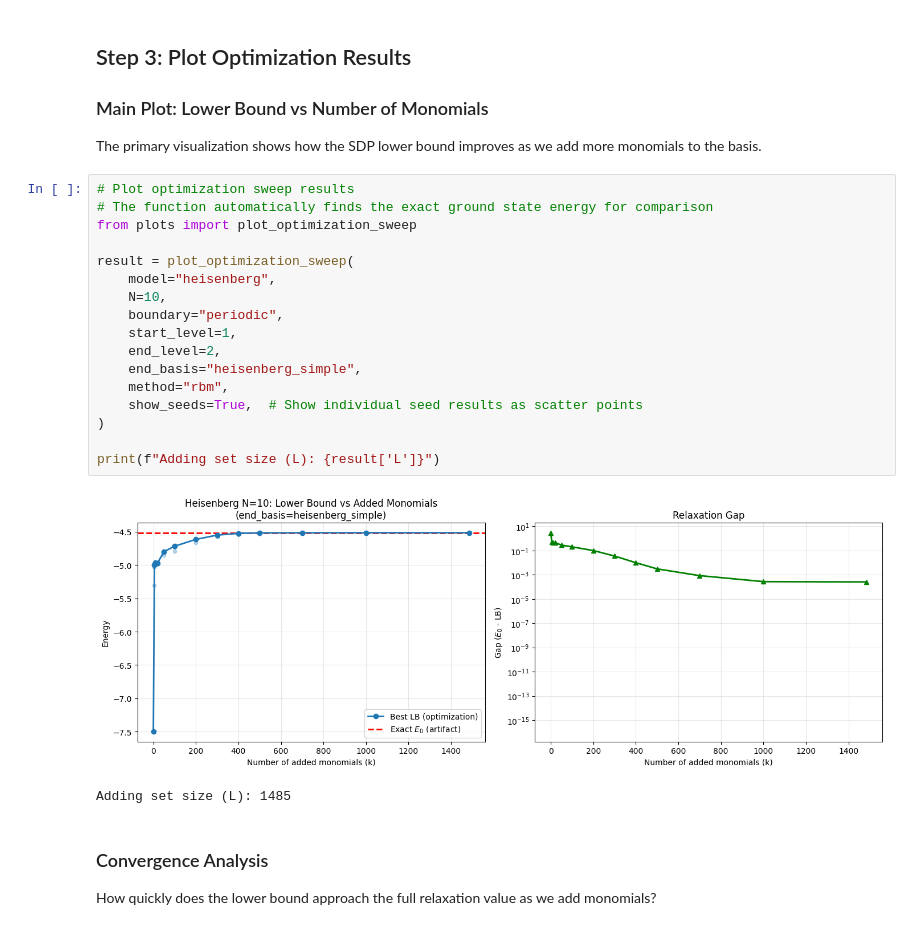
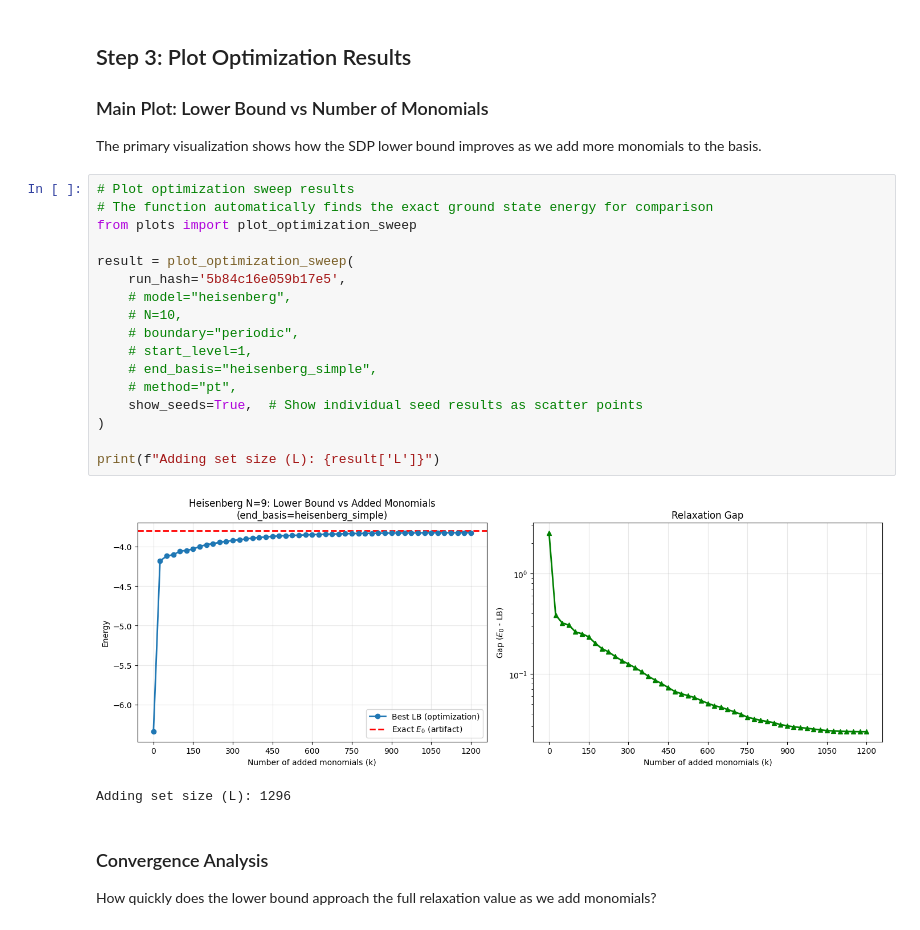
Before and after one commit to Ciscone7/OptimalMomentsNPA, a Jupyter notebook: workflow_demo.ipynb, the cells around one changed output. Saved outputs shown, nothing was run; the diff lists cells and outputs as text.

```diff
--- a/workflow_demo.ipynb
+++ b/workflow_demo.ipynb
@@ -353,23 +353,23 @@ The primary visualization shows how the SDP lower bound improves as we add more
 # %%
 # Plot optimization sweep results
 # The function automatically finds the exact ground state energy for comparison
 from plots import plot_optimization_sweep
 
 result = plot_optimization_sweep(
-    model="heisenberg",
-    N=10,
-    boundary="periodic",
-    start_level=1,
-    end_level=2,
-    end_basis="heisenberg_simple",
-    method="rbm",
+    run_hash='5b84c16e059b17e5',
+    # model="heisenberg",
+    # N=10,
+    # boundary="periodic",
+    # start_level=1,
+    # end_basis="heisenberg_simple",
+    # method="pt",
     show_seeds=True,  # Show individual seed results as scatter points
 )
 
 print(f"Adding set size (L): {result['L']}")
 # %% [output]
-[figure, old version]
+[figure, new version]
-Adding set size (L): 1485
+Adding set size (L): 1296
 # %% [markdown]
 ### Convergence Analysis
 
```
Also changed, not shown: parts of 8 cells of this notebook, 1 other file.
